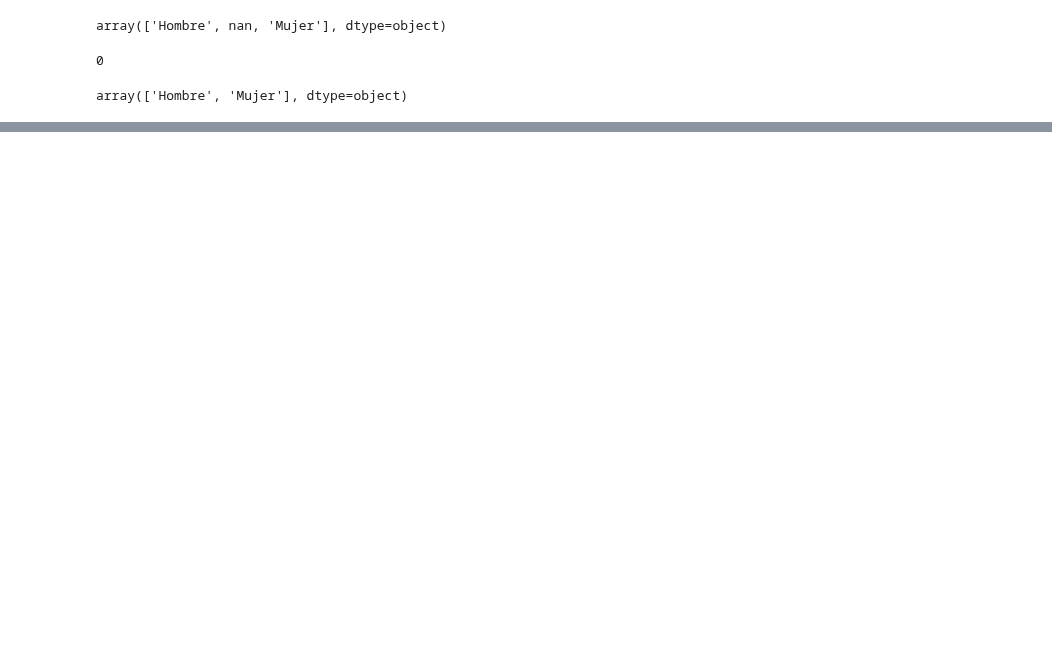
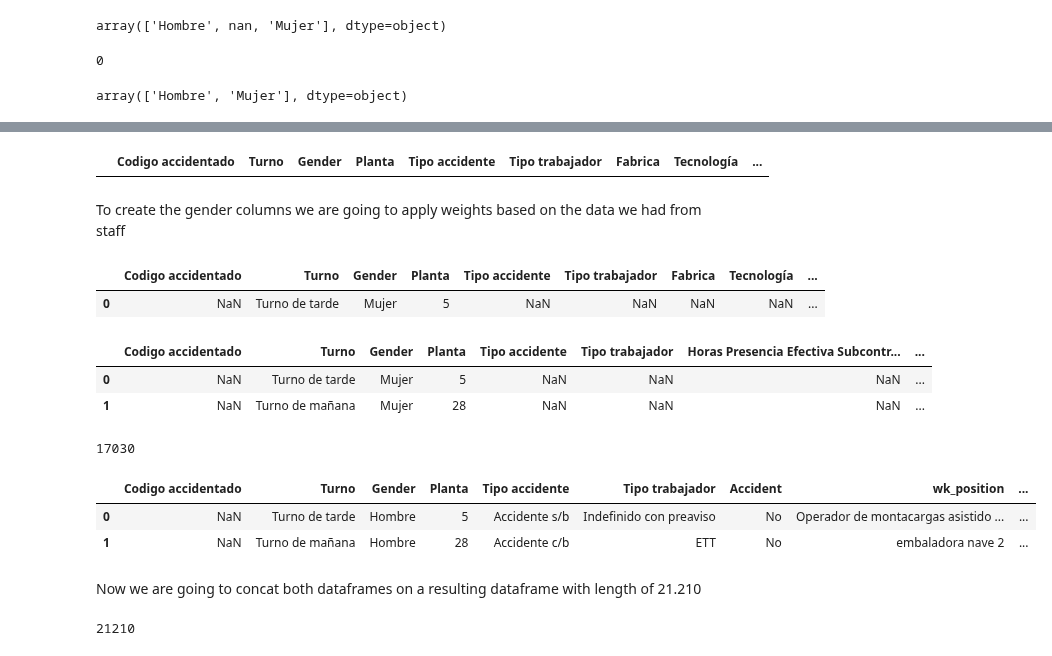
Before and after one commit to sarasabino/Accident_Rate_Project, a Jupyter notebook: Src/Notebooks/00_Data_generation.ipynb, the cells around one changed output, grey strips where cells are left out. Drawn from its saved outputs; the diff is of its cells as text; code cells hidden in the pictures; blank space fills up the shorter version.

```diff
--- a/Src/Notebooks/00_Data_generation.ipynb
+++ b/Src/Notebooks/00_Data_generation.ipynb
@@ -270,0 +481,6 @@ array(['Hombre', 'Mujer'], dtype=object)
+# %%
+staff_without = pd.DataFrame(columns=staff.columns)
+
+staff_without
+# %% [output]
+|  | Codigo accidentado | Turno | Gender | Planta | Tipo accidente | Tipo trabajador | Fabrica | Tecnología | ... |
@@ -270,0 +494,2 @@ array(['Hombre', 'Mujer'], dtype=object)
+# %% [markdown]
+To create the gender columns we are going to apply weights based on the data we had from staff
@@ -270,0 +506,5 @@ array(['Hombre', 'Mujer'], dtype=object)
+# %%
+staff_without.head(1)
+# %% [output]
+|  | Codigo accidentado | Turno | Gender | Planta | Tipo accidente | Tipo trabajador | Fabrica | Tecnología | ... |
+| 0 | NaN | Turno de tarde | Mujer | 5 | NaN | NaN | NaN | NaN | ... |
@@ -270,0 +513,11 @@ array(['Hombre', 'Mujer'], dtype=object)
+# %%
+staff_without = staff_without.merge(planta, left_on='Planta', right_on='ID', how='left')
+staff_without.head(2)
+# %% [output]
+|  | Codigo accidentado | Turno | Gender | Planta | Tipo accidente | Tipo trabajador | Horas Presencia Efectiva Subcontr... | ... |
+| 0 | NaN | Turno de tarde | Mujer | 5 | NaN | NaN | NaN | ... |
+| 1 | NaN | Turno de mañana | Mujer | 28 | NaN | NaN | NaN | ... |
+# %%
+len(staff_without)
+# %% [output]
+17030
@@ -270,0 +532,6 @@ array(['Hombre', 'Mujer'], dtype=object)
+# %%
+staff_without = staff_without.merge(trainning_hours, on='Fabrica', how='left')
+# %%
+staff_without.drop(columns={'ID'}, inplace=True)
+# %%
+staff_without['Accident'] = 'No'
@@ -270,0 +542,8 @@ array(['Hombre', 'Mujer'], dtype=object)
+# %%
+rangos_edad = ['Menor 30', 'Entre 30-50', 'Mayor 50']
+weights = {'Hombre':[0.2, 0.44, 0.36], 'Mujer':[0.2,0.55,0.25]}
+
+np.random.seed(0)
+
+staff_without['Age'] = staff_without.groupby('Gender').apply(apply_randoms)\
+       .rename('Age').reset_index().drop('level_1', 1)['Age']
@@ -270,0 +558,13 @@ array(['Hombre', 'Mujer'], dtype=object)
+# %%
+staff_without.head(2) ##cod accidentado is the only column we are going to leave blank as these employees doestn have any accident
+# %% [output]
+|  | Codigo accidentado | Turno | Gender | Planta | Tipo accidente | Tipo trabajador | Accident | wk_position | ... |
+| 0 | NaN | Turno de tarde | Hombre | 5 | Accidente s/b | Indefinido con preaviso | No | Operador de montacargas asistido ... | ... |
+| 1 | NaN | Turno de mañana | Hombre | 28 | Accidente c/b | ETT | No | embaladora nave 2 | ... |
+# %% [markdown]
+Now we are going to concat both dataframes on a resulting dataframe with length of 21.210
+# %%
+staff = pd.concat([staff, staff_without])
+len(staff)
+# %% [output]
+21210
```
Also changed, not shown: parts of 58 cells of this notebook.
